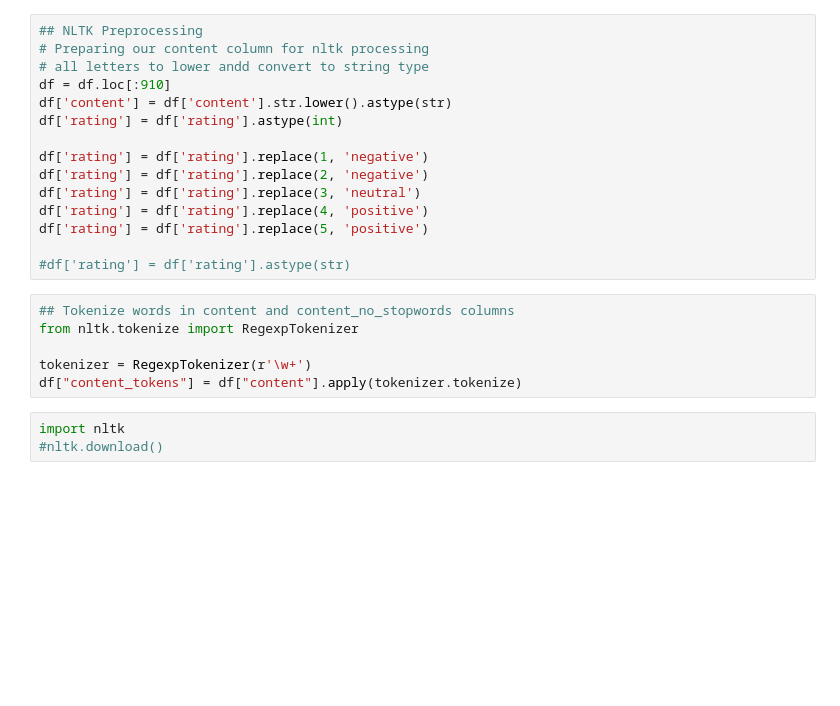
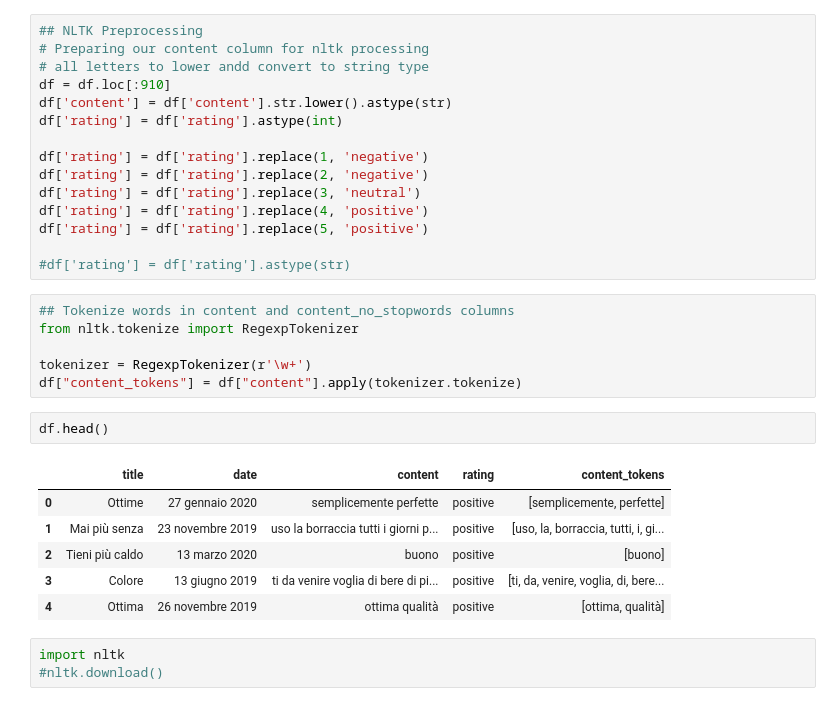
Before and after one commit to milky-boi/pzcz, a Jupyter notebook: Untitled1.ipynb, the cells around one changed output. Saved outputs shown, nothing was run; the diff lists cells and outputs as text; blank space fills up the shorter version.

```diff
--- a/Untitled1.ipynb
+++ b/Untitled1.ipynb
@@ -128,6 +166,15 @@ from nltk.tokenize import RegexpTokenizer
 
 tokenizer = RegexpTokenizer(r'\w+')
 df["content_tokens"] = df["content"].apply(tokenizer.tokenize)
+# %%
+df.head()
+# %% [output]
+|  | title | date | content | rating | content_tokens |
+| 0 | Ottime | 27 gennaio 2020 | semplicemente perfette | positive | [semplicemente, perfette] |
+| 1 | Mai più senza | 23 novembre 2019 | uso la borraccia tutti i giorni p... | positive | [uso, la, borraccia, tutti, i, gi... |
+| 2 | Tieni più caldo | 13 marzo 2020 | buono | positive | [buono] |
+| 3 | Colore | 13 giugno 2019 | ti da venire voglia di bere di pi... | positive | [ti, da, venire, voglia, di, bere... |
+| 4 | Ottima | 26 novembre 2019 | ottima qualità | positive | [ottima, qualità] |
 # %%
 import nltk
 #nltk.download()
```
Also changed, not shown: parts of 20 cells of this notebook.
